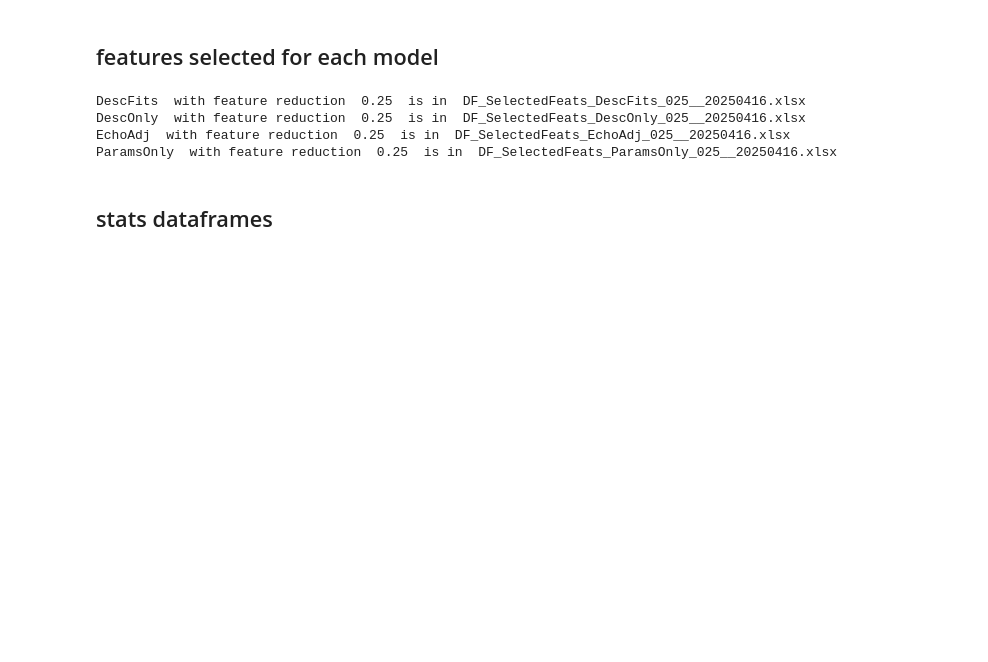
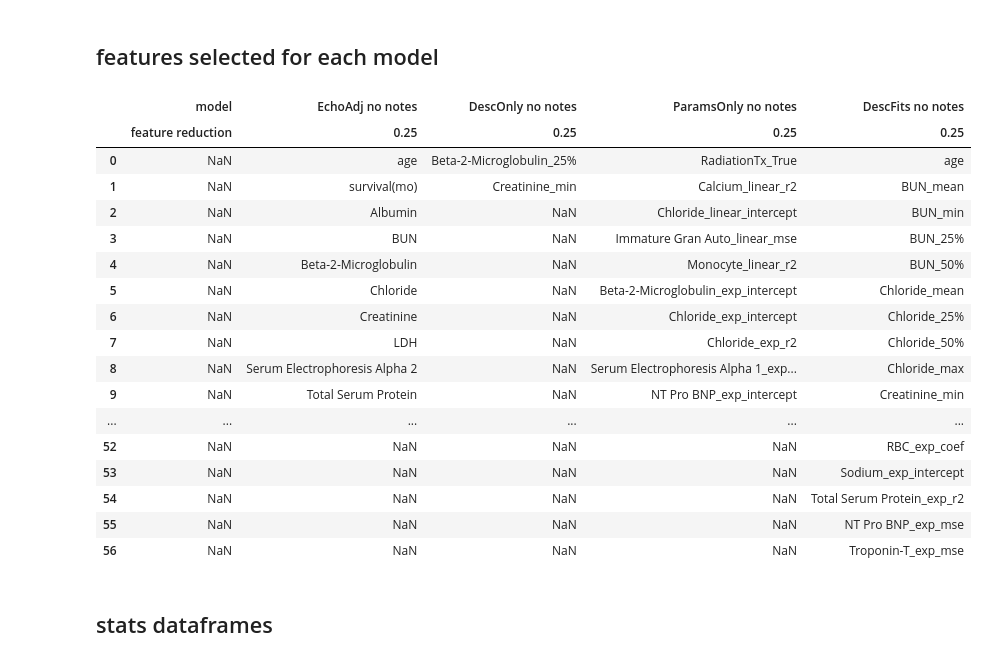
Before and after one commit to BisonCremer/cardiac-amyloidosis, a Jupyter notebook: 040_Mistic_2025/processing_data/StatsVisuals_2025-05-07.ipynb, the cells around one changed output. Saved outputs shown, nothing was run; the diff lists cells and outputs as text; code cells hidden in the pictures; blank space fills up the shorter version.

```diff
--- a/040_Mistic_2025/processing_data/StatsVisuals_2025-05-07.ipynb
+++ b/040_Mistic_2025/processing_data/StatsVisuals_2025-05-07.ipynb
@@ -166,7 +166,28 @@ modelNames = ['EchoAdj', 'DescOnly', 'ParamsOnly', 'DescFits']
 # %% [markdown]
 ## features selected for each model
 # %%
-selectedFeatures_allmodels_allfeatRed = pd.read_excel("SVM_model_comparison_noNotes_t-60.xlsx", sheet_name = "best feats", header = [0,1]).drop([0], axis = 0)
+selectedFeatures_allmodels_allfeatRed = pd.read_excel("SVM_model_comparison_noNotes_t-60.xlsx", sheet_name = "best feats", header = [0,1]) #.drop([0], axis = 0)
+# %%
+selectedFeatures_allmodels_allfeatRed
+# %% [output]
+|  | model | EchoAdj no notes | DescOnly no notes | ParamsOnly no notes | DescFits no notes |
+|  | feature reduction | 0.25 | 0.25 | 0.25 | 0.25 |
+| 0 | NaN | age | Beta-2-Microglobulin_25% | RadiationTx_True | age |
+| 1 | NaN | survival(mo) | Creatinine_min | Calcium_linear_r2 | BUN_mean |
+| 2 | NaN | Albumin | NaN | Chloride_linear_intercept | BUN_min |
+| 3 | NaN | BUN | NaN | Immature Gran Auto_linear_mse | BUN_25% |
+| 4 | NaN | Beta-2-Microglobulin | NaN | Monocyte_linear_r2 | BUN_50% |
+| 5 | NaN | Chloride | NaN | Beta-2-Microglobulin_exp_intercept | Chloride_mean |
+| 6 | NaN | Creatinine | NaN | Chloride_exp_intercept | Chloride_25% |
+| 7 | NaN | LDH | NaN | Chloride_exp_r2 | Chloride_50% |
+| 8 | NaN | Serum Electrophoresis Alpha 2 | NaN | Serum Electrophoresis Alpha 1_exp... | Chloride_max |
+| 9 | NaN | Total Serum Protein | NaN | NT Pro BNP_exp_intercept | Creatinine_min |
+| ... | ... | ... | ... | ... | ... |
+| 52 | NaN | NaN | NaN | NaN | RBC_exp_coef |
+| 53 | NaN | NaN | NaN | NaN | Sodium_exp_intercept |
+| 54 | NaN | NaN | NaN | NaN | Total Serum Protein_exp_r2 |
+| 55 | NaN | NaN | NaN | NaN | NT Pro BNP_exp_mse |
+| 56 | NaN | NaN | NaN | NaN | Troponin-T_exp_mse |
 # %%
 featureRed = 0.25 #feature reduction value of interest
 
@@ -188,11 +209,6 @@ for fileName in selectedFeaturesFiles:
             data = pd.read_excel(os.path.join(selectedFeaturesFolder, fileName))
             data.index = data["DeID"]
             dict_selectedFeatures_dfs[name] = data.drop("DeID", axis = 1)
-# %% [output]
-DescFits  with feature reduction  0.25  is in  DF_SelectedFeats_DescFits_025__20250416.xlsx
-DescOnly  with feature reduction  0.25  is in  DF_SelectedFeats_DescOnly_025__20250416.xlsx
-EchoAdj  with feature reduction  0.25  is in  DF_SelectedFeats_EchoAdj_025__20250416.xlsx
-ParamsOnly  with feature reduction  0.25  is in  DF_SelectedFeats_ParamsOnly_025__20250416.xlsx
 # %% [markdown]
 ## stats dataframes
 # %%
```
Also changed, not shown: 4 other files.
